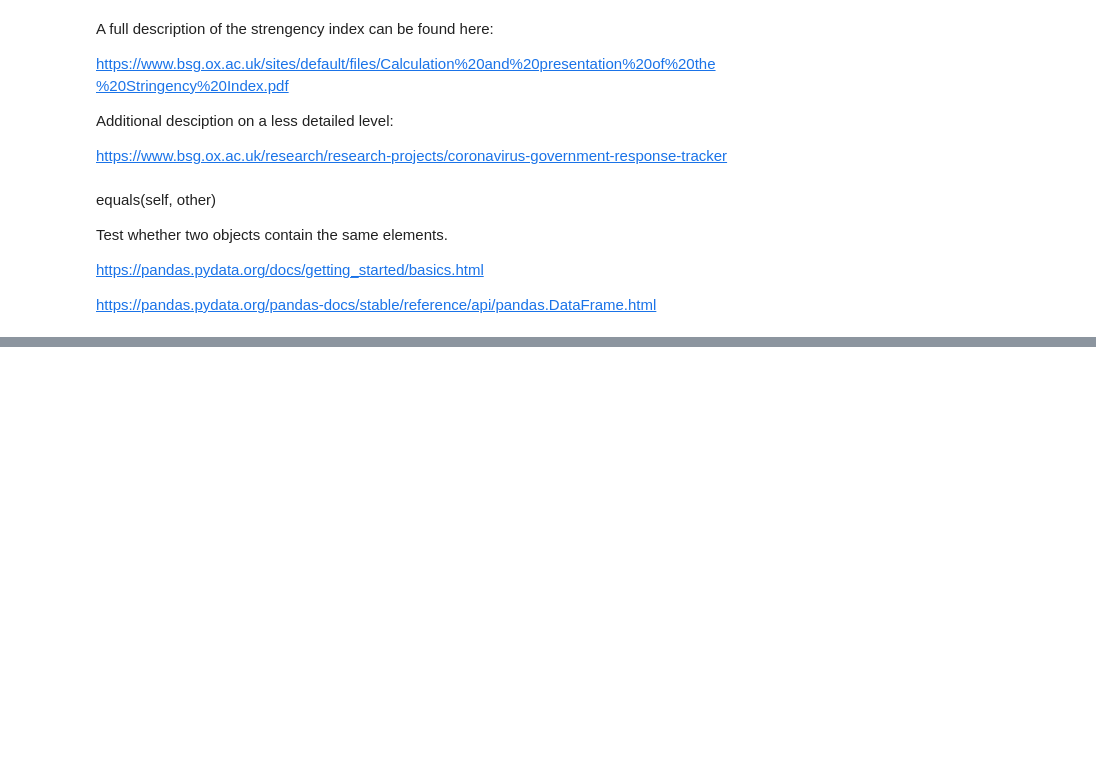
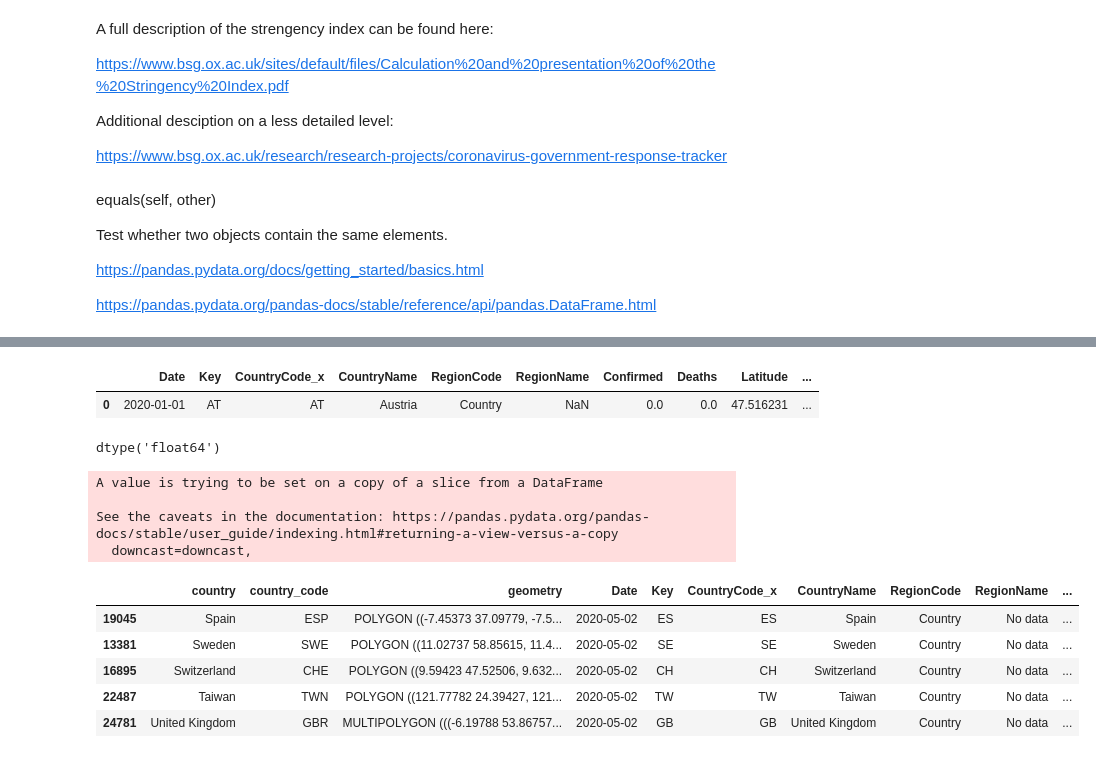
Before and after one commit to LarsBryld/socialdataanalysis2020, a Jupyter notebook: Oxford.ipynb, the cells around one changed output, grey strips where cells are left out. Saved outputs shown, nothing was run; the diff lists cells and outputs as text; code cells hidden in the pictures; blank space fills up the shorter version.

```diff
--- a/Oxford.ipynb
+++ b/Oxford.ipynb
@@ -182,0 +250,53 @@ https://pandas.pydata.org/pandas-docs/stable/reference/api/pandas.DataFrame.html
+# %%
+#pre-selecting colums of interest from .shp file
+countries = gpd.read_file('data/ne_110m_admin_0_countries.shp')[['ADMIN', 'ADM0_A3', 'geometry']]
+
+#re-naming columns of interest
+countries.columns = ['country', 'country_code', 'geometry']
+countries.head()
+
+countries = countries.replace(['United States of America',
+                   'South Korea',
+                   'United Kingdom'
+                          ],
+                          ['US',
+                           'Korea, South',
+                           'United Kingdom'
+                          ])
+
+countries = countries.drop(countries.index[159])
+# %%
+oxford_data.head(1)
+# %% [output]
+|  | Date | Key | CountryCode_x | CountryName | RegionCode | RegionName | Confirmed | Deaths | Latitude | ... |
+| 0 | 2020-01-01 | AT | AT | Austria | Country | NaN | 0.0 | 0.0 | 47.516231 | ... |
+# %%
+# merging of the .shp and stringency df (oxford_data)
+
+merged = countries.merge(oxford_data, left_on = 'country', right_on = 'CountryName', how = 'left')
+#merged[merged['country'] == 'Denmark']
+# %%
+merged_single_date = merged[(merged['Date'] == '2020-05-02') & (merged['RegionCode'] == 'Country')]
+
+
+#selecting columns of interest
+
+merged_single_date2 = merged_single_date['country']
+merged_single_date['LegacyStringencyIndexForDisplay'].dtype
+# %% [output]
+dtype('float64')
+# %%
+#Replace NaN values to string 'No data'.
+merged_single_date.fillna('No data', inplace = True)
+merged_single_date.sort_values(by="country").tail(5)
+# %% [output]
+A value is trying to be set on a copy of a slice from a DataFrame
+
+See the caveats in the documentation: https://pandas.pydata.org/pandas-docs/stable/user_guide/indexing.html#returning-a-view-versus-a-copy
+  downcast=downcast,
+|  | country | country_code | geometry | Date | Key | CountryCode_x | CountryName | RegionCode | RegionName | ... |
+| 19045 | Spain | ESP | POLYGON ((-7.45373 37.09779, -7.5... | 2020-05-02 | ES | ES | Spain | Country | No data | ... |
+| 13381 | Sweden | SWE | POLYGON ((11.02737 58.85615, 11.4... | 2020-05-02 | SE | SE | Sweden | Country | No data | ... |
+| 16895 | Switzerland | CHE | POLYGON ((9.59423 47.52506, 9.632... | 2020-05-02 | CH | CH | Switzerland | Country | No data | ... |
+| 22487 | Taiwan | TWN | POLYGON ((121.77782 24.39427, 121... | 2020-05-02 | TW | TW | Taiwan | Country | No data | ... |
+| 24781 | United Kingdom | GBR | MULTIPOLYGON (((-6.19788 53.86757... | 2020-05-02 | GB | GB | United Kingdom | Country | No data | ... |
```
Also changed, not shown: parts of 31 cells of this notebook.
